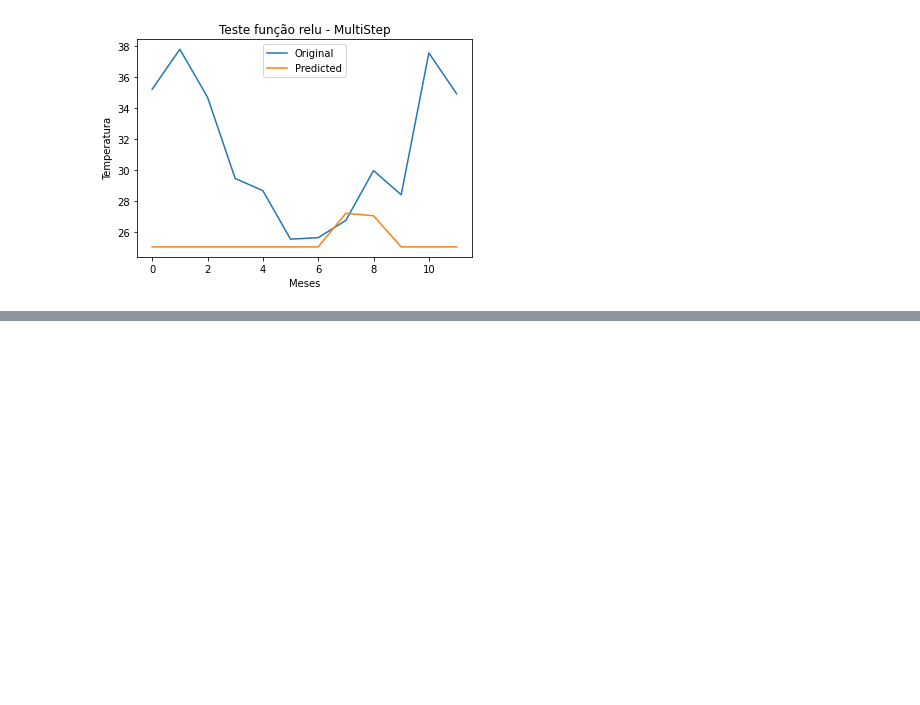
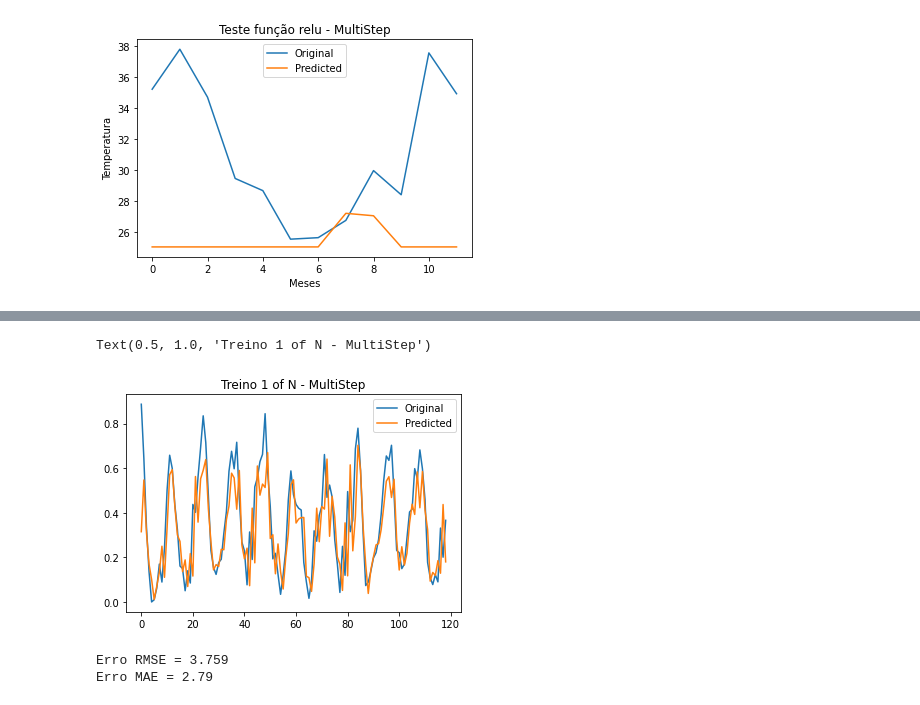
Before and after one commit to MathNog/Trabalhos_ICA, a Jupyter notebook: microclima2/class_pratica2.ipynb, the cells around one changed output, grey strips where cells are left out. Drawn from its saved outputs; the diff is of its cells as text; code cells hidden in the pictures; blank space fills up the shorter version.

```diff
--- a/microclima2/class_pratica2.ipynb
+++ b/microclima2/class_pratica2.ipynb
@@ -851,0 +1028,4 @@ Erro MAE = 1.948
+# %%
+model = create_model(hidden_neurons = [20], output_activation='linear', n_input = x_train.shape[1], n_output = 1, lr = 0.05)
+# %%
+model.fit(x=x_train,y=y_train,epochs=50)
@@ -851,0 +1051,33 @@ Erro MAE = 1.948
+# %%
+#pequena alteração na função multi-step por causa da nova codificação 1 of N
+def multi_step(model,x_serie,stepsNum):
+    for i in range(stepsNum):
+        y_hat=model.predict(x_serie)
+        #escorregar todos os valores de x_train[1] a x_train[-1] para a esquerda
+        # x_train[4]=x_train[5] ... x_train[15]=x_train[16] e x_train[16]= valor previsto
+        for j in range(0,x_serie.shape[1]-12):
+            for k in range(0,x_serie.shape[0]):
+                x_serie[k][j]=x_serie[k][j+1]
+        x_serie[0][12]= y_hat[0]
+    return y_hat
+# %%
+y_hat=multi_step(model,x_train,12)
+plt.plot(y_train)
+plt.plot(y_hat)
+plt.legend(['Original','Predicted'])
+plt.title('Treino 1 of N - MultiStep')
+# %% [output]
+Text(0.5, 1.0, 'Treino 1 of N - MultiStep')
+[figure, added]
+# %%
+y_hat=multi_step(model,x_test,12)
+
+orig_y_eval = y_test*(_max-_min) + _min
+orig_y_hat = y_hat*(_max-_min) + _min
+mae_error = mean_absolute_error(orig_y_eval, orig_y_hat)
+mse_error = mean_squared_error(orig_y_eval, orig_y_hat)
+
+print(f'Erro RMSE = {round(np.sqrt(mse_error),3)} \nErro MAE = {round(mae_error,3)}')
+# %% [output]
+Erro RMSE = 3.759
+Erro MAE = 2.79
```
Also changed, not shown: parts of 17 cells of this notebook, 7 other files.
